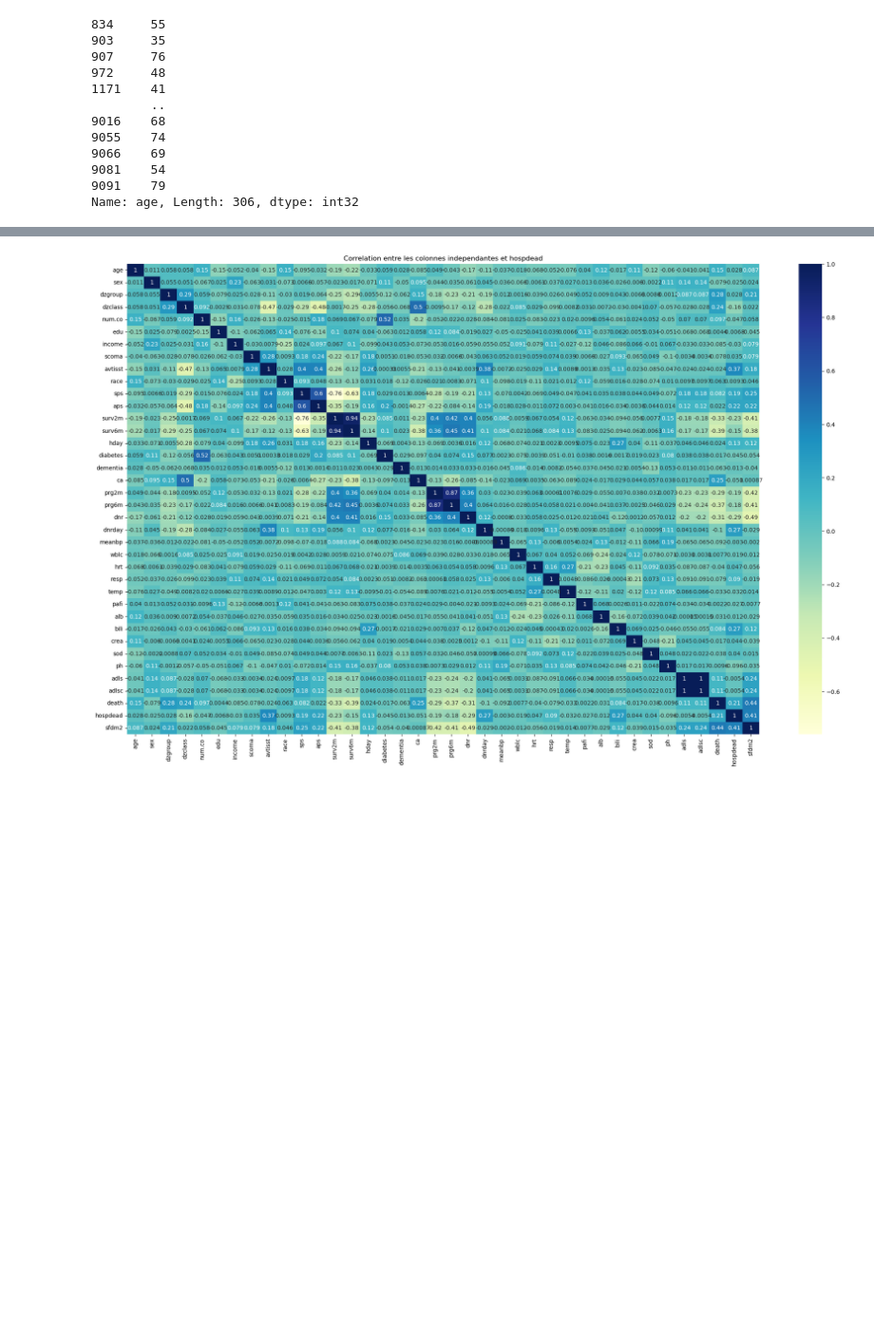
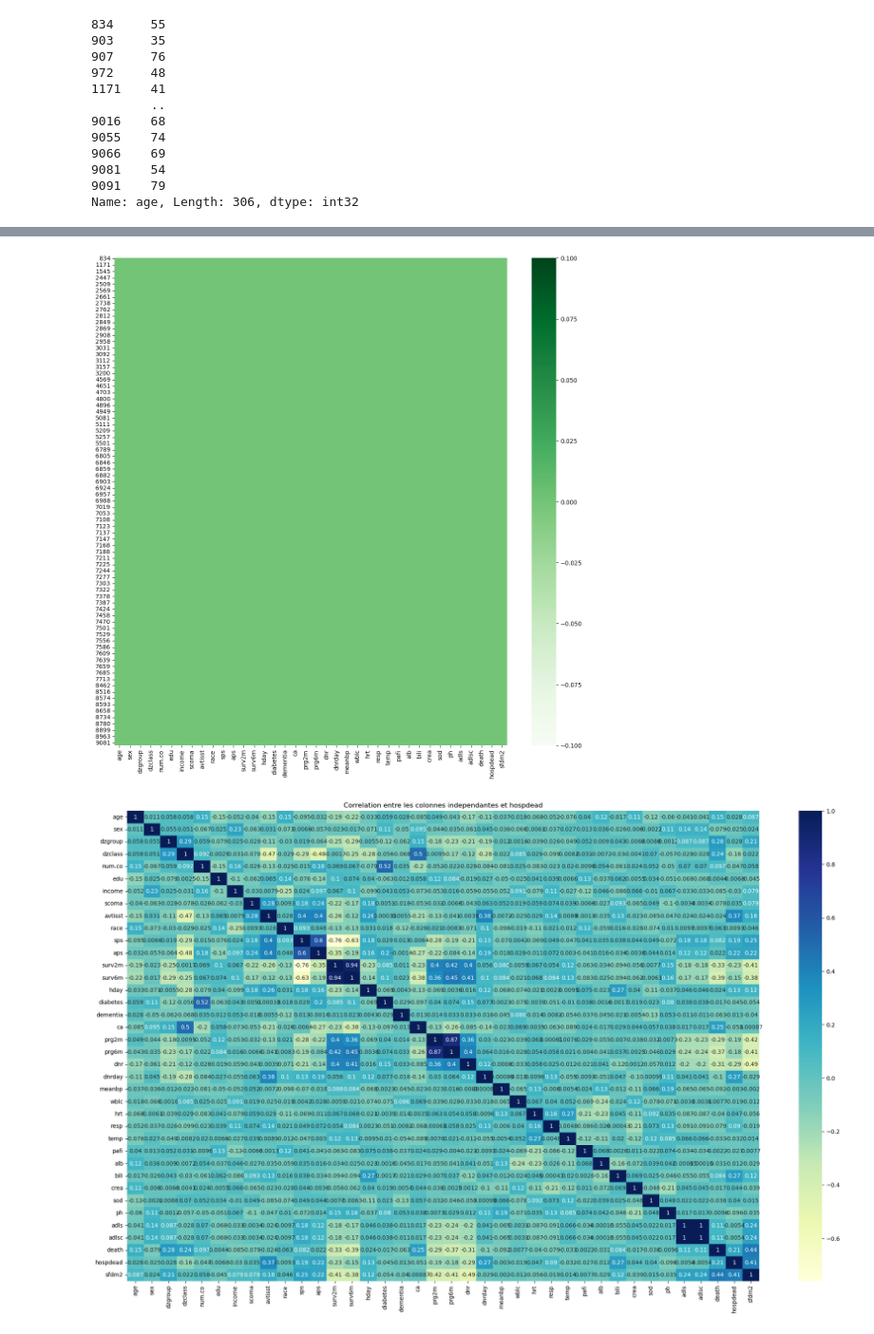
Before and after one commit to najouaelfethi/MLProject, a Jupyter notebook: deathPrediction.ipynb, the cells around one changed output, grey strips where cells are left out. Shown at 95% size. Saved outputs shown, nothing was run; the diff lists cells and outputs as text; code cells hidden in the pictures; blank space fills up the shorter version.

```diff
--- a/deathPrediction.ipynb
+++ b/deathPrediction.ipynb
@@ -341,6 +358,10 @@ data= data.drop('adlp',axis=1)
 # %%
 #plt.figure(figsize =(15,15))
-#sns.heatmap(data.isnull(), cmap='Blues')
+plt.figure(figsize =(15,15))
+sns.heatmap(data.isnull(), cmap='Greens')
+plt.show()
+# %% [output]
+[figure, added]
 # %%
 #Correlation
 #concat = pd.concat([data,y],axis=1)
```
Also changed, not shown: parts of 21 cells of this notebook.
